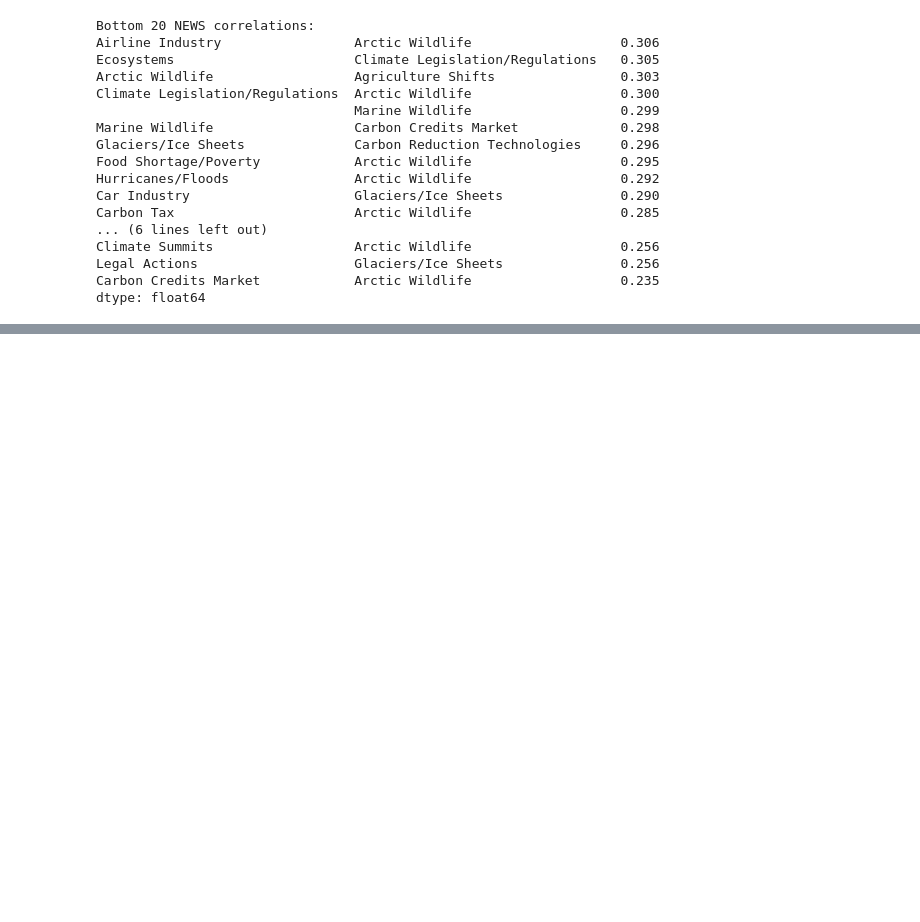
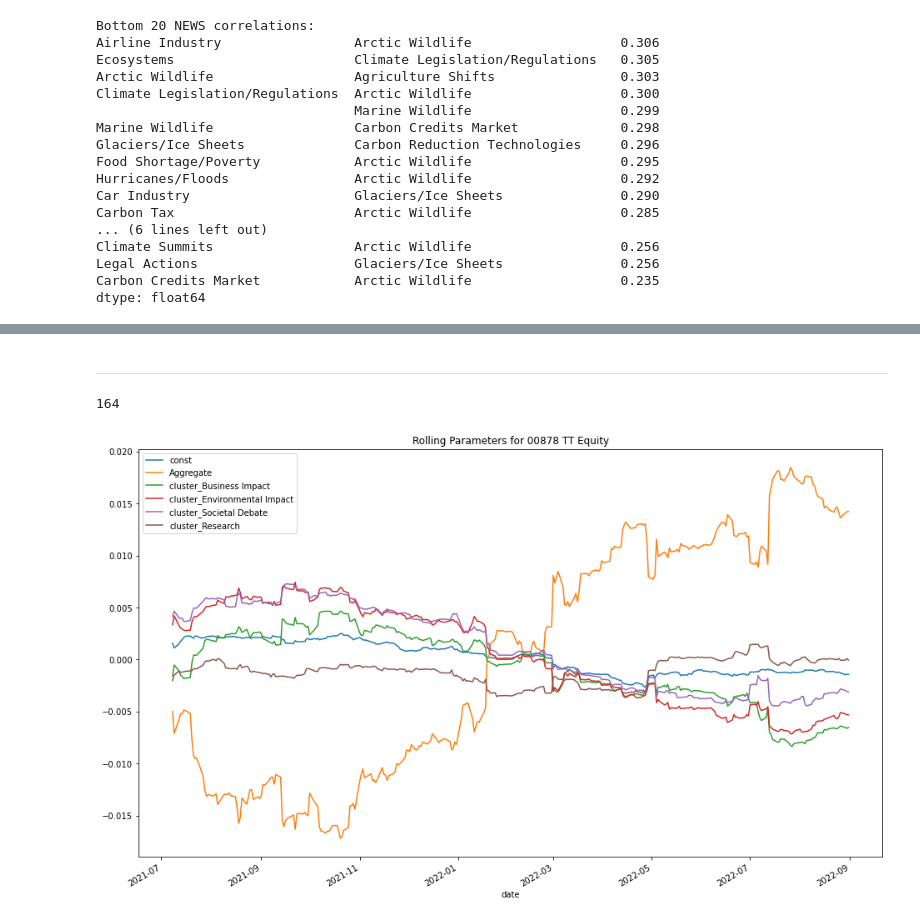
Before and after one commit to alanwake47/FINM-35000-Topics-in-Econ, a Jupyter notebook: final project/final_g4.ipynb, the cells around one changed output, grey strips where cells are left out. Saved outputs shown, nothing was run; the diff lists cells and outputs as text; code cells hidden in the pictures; blank space fills up the shorter version.

```diff
--- a/final project/final_g4.ipynb
+++ b/final project/final_g4.ipynb
@@ -87,0 +73,4 @@ fama_factors
+# %%
+fama_factors['date'] = pd.to_datetime(fama_factors['date'])
+fama_factors.set_index('date', inplace=True)
+fama_factors
@@ -316,0 +307,7 @@ def rolling_regression(df, news_shocks, window):
+# %%
+market_correlations = pd.DataFrame(index=esg_ret_filt.columns, columns=['mkt_correlation'])
+
+for i in range(0, len(esg_ret_filt.columns)):
+    correlation_series = esg_ret_filt.iloc[:,i]
+    correlation_matrix3 = fama_factors.corrwith(correlation_series)
+    market_correlations.loc[esg_ret_filt.columns[i], 'mkt_correlation'] = correlation_matrix3[0]
@@ -316,0 +331,38 @@ def rolling_regression(df, news_shocks, window):
+# %% [markdown]
+---
+# %%
+len(esg_ret_filt.columns)
+# %% [output]
+164
+# %%
+#Dataframe to store the rolling parameters
+rolling_params = pd.DataFrame()
+rolling_params.index = esg_ret_filt.index
+
+for i in range(0, len(esg_ret_filt.columns)-163):
+    try:
+        esg_temp = esg_ret_filt.iloc[:,i].dropna()
+        # Keep the Aggregate column of news_shocks and all the columns that start with "cluster_"
+        news_shocks_temp = news_shocks.loc[:,news_shocks.columns.str.startswith('cluster_') |  news_shocks.columns.str.startswith('Aggregate')].dropna()
+
+        #Create a temporary dataframe with the two series
+        temp_df = pd.concat([esg_temp, news_shocks_temp], axis=1).dropna()
+
+        # Add fama_factors to the temp_df - only add mktrf, smb, hml
+        #temp_df = pd.concat([temp_df, fama_factors.loc[:, ['mktrf', 'smb', 'hml']]], axis=1).dropna()
+
+        # Run a rolling regression of esg_temp on news_shocks_temp
+        rolling_reg = RollingOLS(temp_df.iloc[:,0], add_constant(temp_df.iloc[:,1:]), window=252)
+        rolling_res = rolling_reg.fit()
+
+        # Plot all the parameters
+        rolling_res.params.plot(figsize=(16,10))
+        plt.title("Rolling Parameters for " + esg_ret_filt.columns[i])
+        plt.show()
+
+        # Store the param 1 (slope) in the rolling_params dataframe
+        rolling_params[esg_ret_filt.columns[i]] = rolling_res.params.iloc[:,1]
+    except:
+        print("Error in column: ", i)
+# %% [output]
+[figure, added]
```
Also changed, not shown: parts of 9 cells of this notebook.
